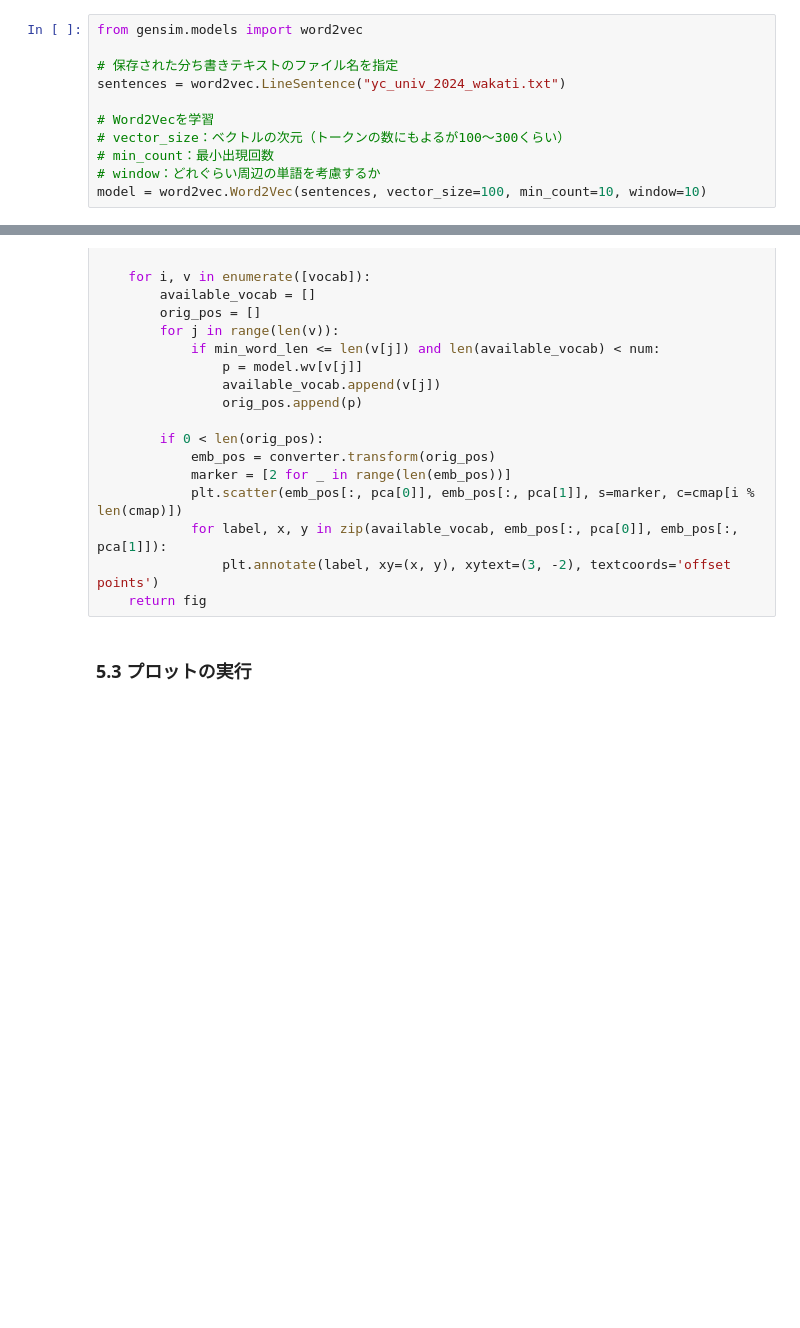
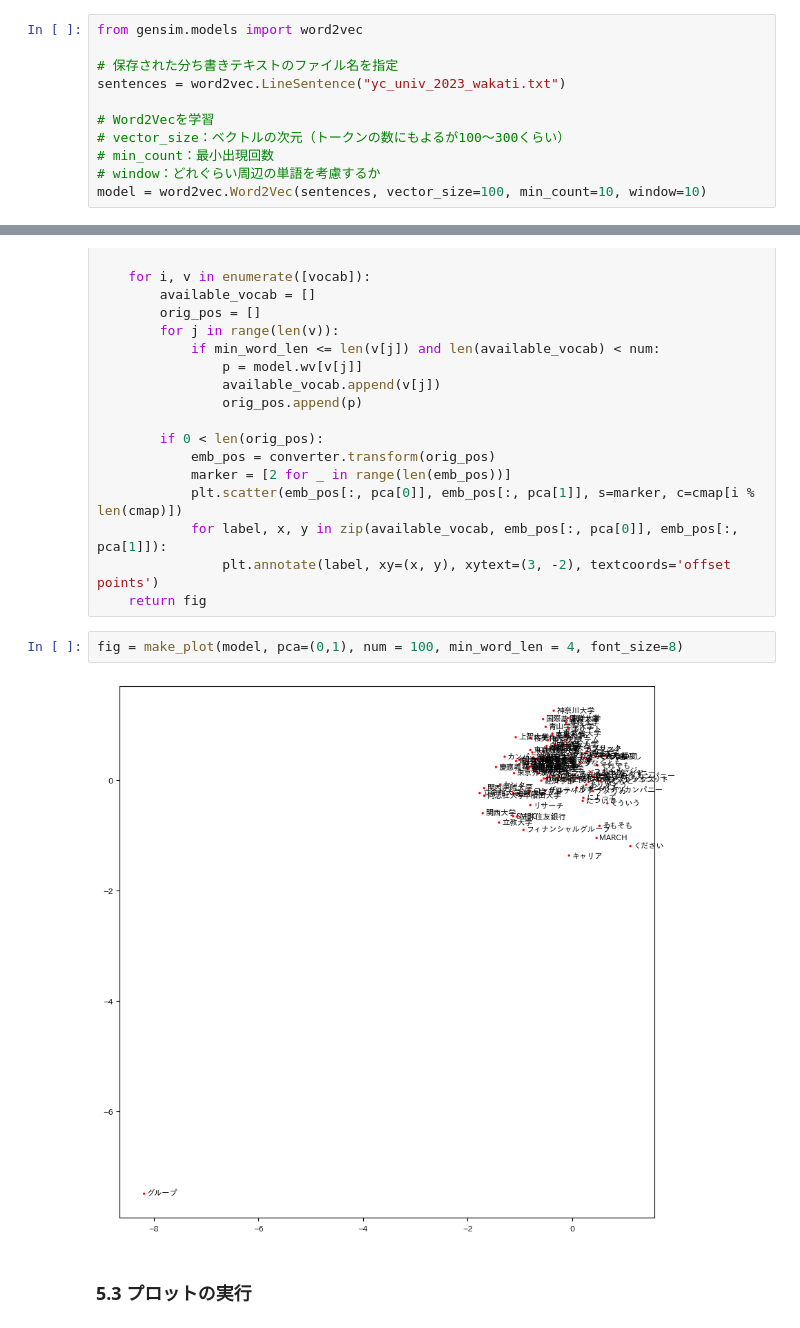
Before and after one commit to uribo1008/azure-openai-test, a Jupyter notebook: B4_Word2Vec.ipynb, the cells around one changed output, grey strips where cells are left out. Cells and saved outputs as stored; diff of their text form; blank space fills up the shorter version.

```diff
--- a/B4_Word2Vec.ipynb
+++ b/B4_Word2Vec.ipynb
@@ -248,7 +244,7 @@ with open("yc_univ_2024_wakati.txt", "w") as f:
 from gensim.models import word2vec
 
 # 保存された分ち書きテキストのファイル名を指定
-sentences = word2vec.LineSentence("yc_univ_2024_wakati.txt")
+sentences = word2vec.LineSentence("yc_univ_2023_wakati.txt")
 
 # Word2Vecを学習
 # vector_size：ベクトルの次元（トークンの数にもよるが100〜300くらい）
@@ -356,5 +347,9 @@ def make_plot(model, pca=(0,1), num = 200, min_word_len = 4, width = 10, height
             for label, x, y in zip(available_vocab, emb_pos[:, pca[0]], emb_pos[:, pca[1]]):
                 plt.annotate(label, xy=(x, y), xytext=(3, -2), textcoords='offset points')
     return fig
+# %%
+fig = make_plot(model, pca=(0,1), num = 100, min_word_len = 4, font_size=8)
+# %% [output]
+[figure, added]
 # %% [markdown]
 ### 5.3 プロットの実行
```
Also changed, not shown: parts of 12 cells of this notebook.
